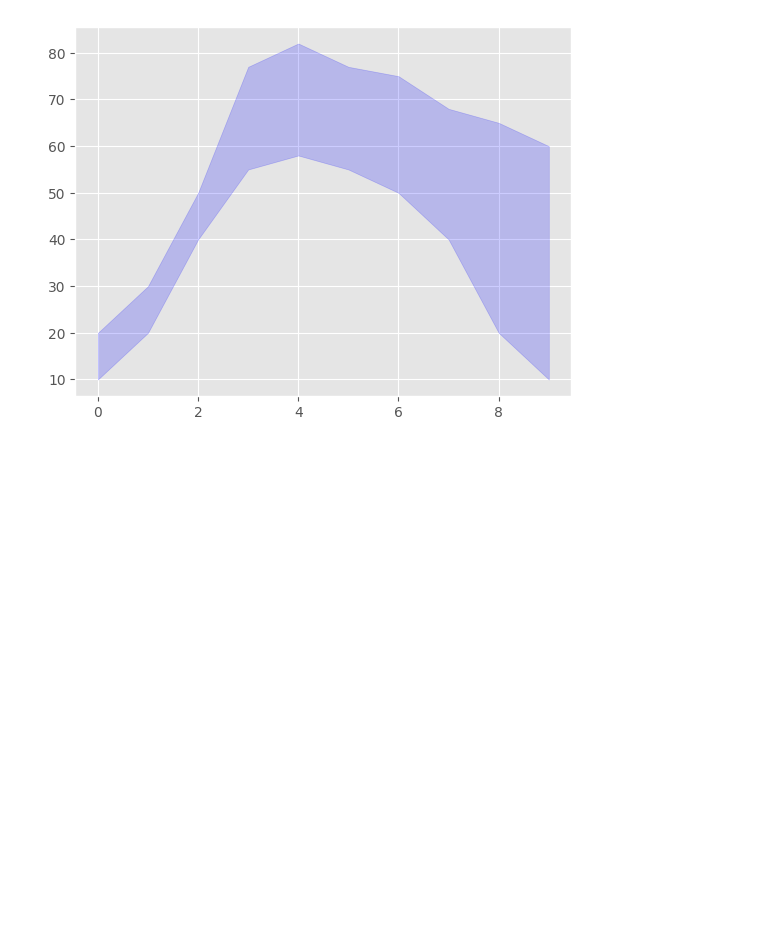
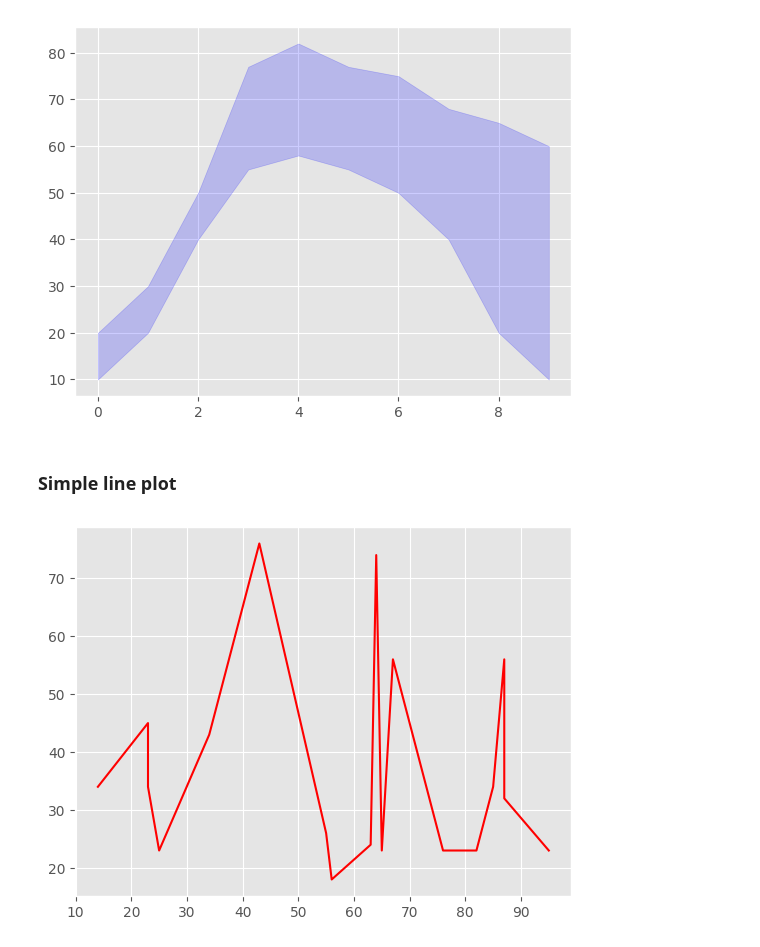
Before and after one commit to dbasdanis/python_practice, a Jupyter notebook: plots/plots.ipynb, the cells around one changed output. Cells and saved outputs as stored; diff of their text form; code cells hidden in the pictures; blank space fills up the shorter version.

Commit message:
feat: add simple line plot

```diff
--- a/plots/plots.ipynb
+++ b/plots/plots.ipynb
@@ -221,3 +221,13 @@ plt.fill_between(x, y1, y2,
 # %% [output]
 <matplotlib.collections.PolyCollection at 0x...>
 [figure]
+# %% [markdown]
+### Simple line plot
+# %%
+x = [14,23,23,25,34,43,55,56,63,64,65,67,76,82,85,87,87,95]
+y = [34,45,34,23,43,76,26,18,24,74,23,56,23,23,34,56,32,23]
+
+plt.plot(x,y,'-r')
+plt.show()
+# %% [output]
+[figure, added]
```
